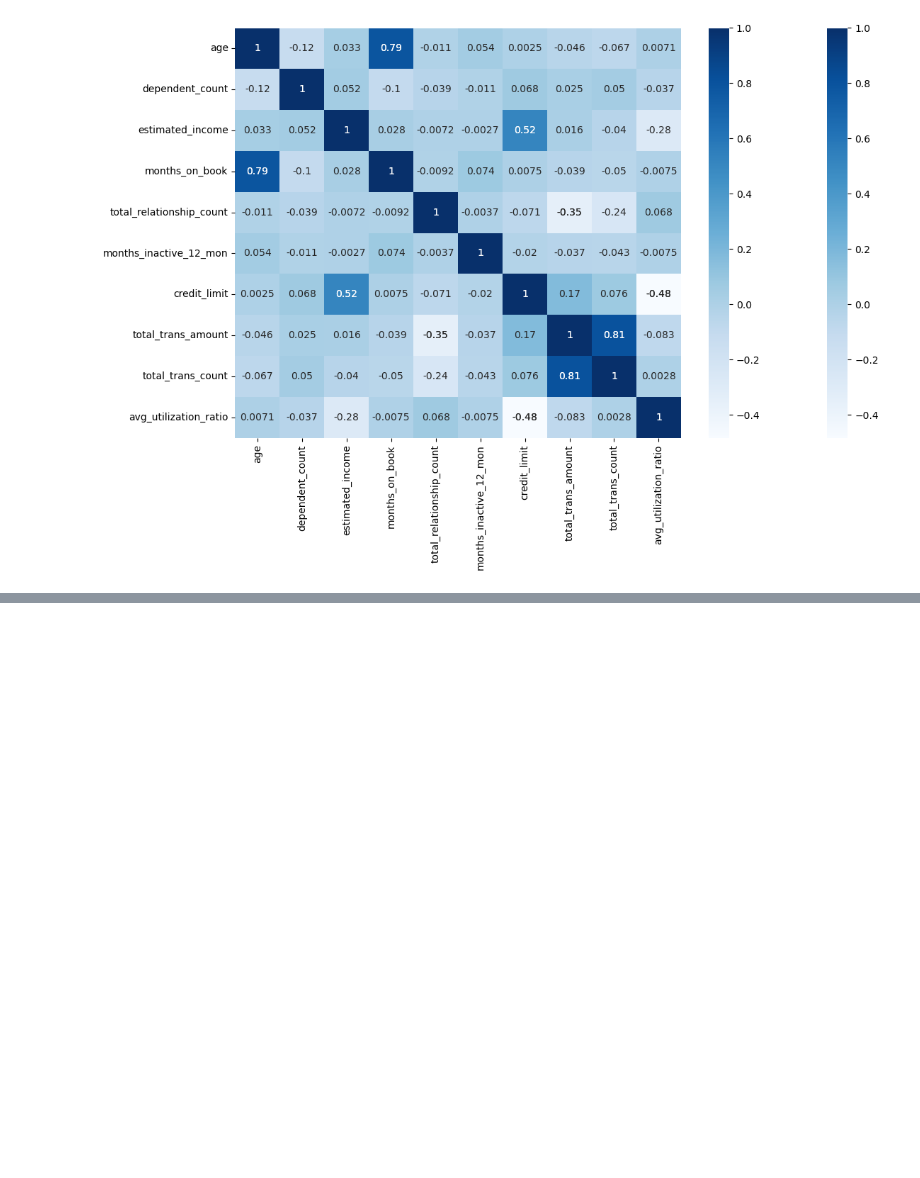
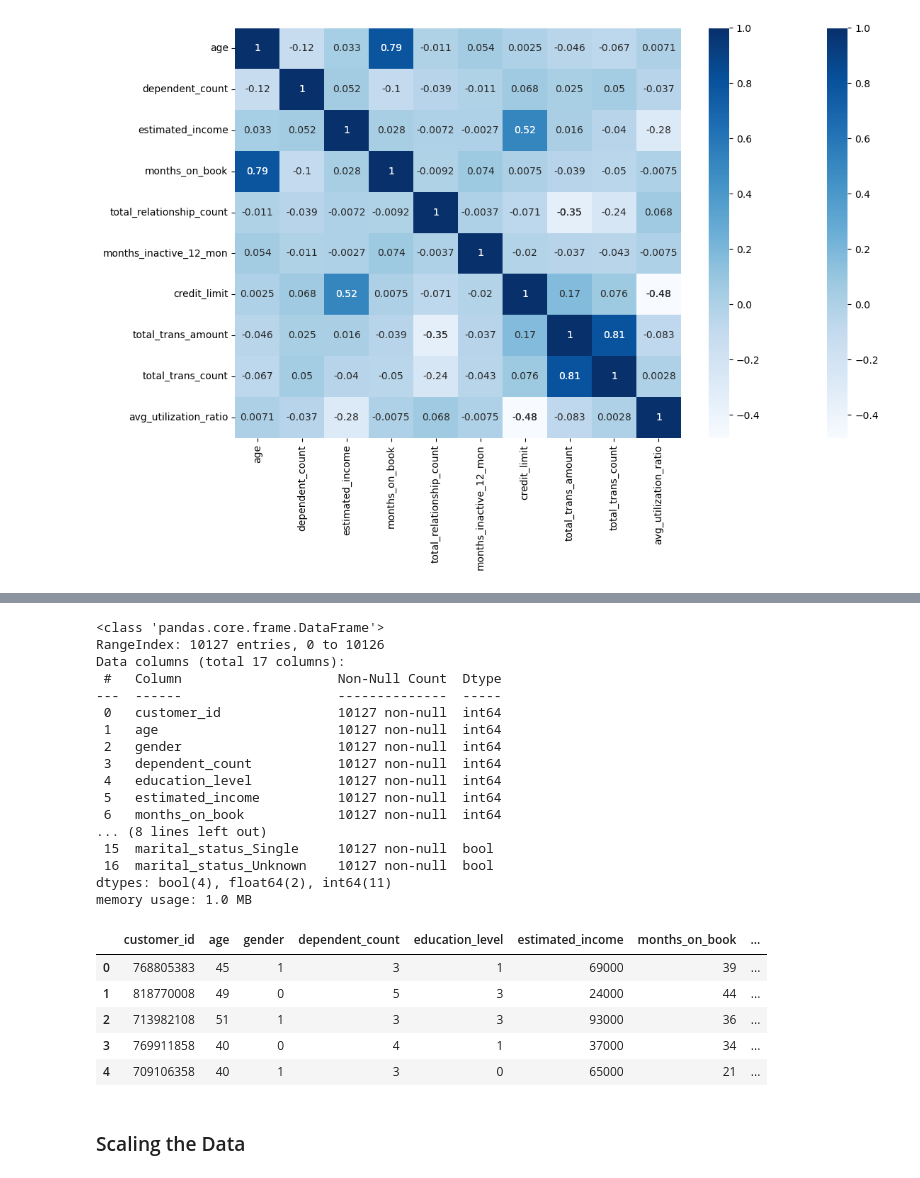
Before and after one commit to KaraniAbdellah/kmeans-credit-card-clustering, a Jupyter notebook: main.ipynb, the cells around one changed output, grey strips where cells are left out. Cells and saved outputs as stored; diff of their text form; code cells hidden in the pictures; blank space fills up the shorter version.

```diff
--- a/main.ipynb
+++ b/main.ipynb
@@ -83,0 +97,37 @@ customers_modif.head()
+# %%
+# Update Education Level Also --> Using One Hot EnCoding
+customers_modif["marital_status"].value_counts()
+dummies = pd.get_dummies(customers_modif[["marital_status"]])
+
+# Add dummies (new columns) to dataset
+customers_modif = pd.concat([customers_modif, dummies], axis=1) # axis=1 is means add it as column
+customers_modif.drop(['marital_status'], axis=1, inplace=True)
+
+customers_modif.info()
+customers_modif.head()
+# %% [output]
+<class 'pandas.core.frame.DataFrame'>
+RangeIndex: 10127 entries, 0 to 10126
+Data columns (total 17 columns):
+ #   Column                    Non-Null Count  Dtype
+---  ------                    --------------  -----
+ 0   customer_id               10127 non-null  int64
+ 1   age                       10127 non-null  int64
+ 2   gender                    10127 non-null  int64
+ 3   dependent_count           10127 non-null  int64
+ 4   education_level           10127 non-null  int64
+ 5   estimated_income          10127 non-null  int64
+ 6   months_on_book            10127 non-null  int64
+... (8 lines left out)
+ 15  marital_status_Single     10127 non-null  bool
+ 16  marital_status_Unknown    10127 non-null  bool
+dtypes: bool(4), float64(2), int64(11)
+memory usage: 1.0 MB
+|  | customer_id | age | gender | dependent_count | education_level | estimated_income | months_on_book | ... |
+| 0 | 768805383 | 45 | 1 | 3 | 1 | 69000 | 39 | ... |
+| 1 | 818770008 | 49 | 0 | 5 | 3 | 24000 | 44 | ... |
+| 2 | 713982108 | 51 | 1 | 3 | 3 | 93000 | 36 | ... |
+| 3 | 769911858 | 40 | 0 | 4 | 1 | 37000 | 34 | ... |
+| 4 | 709106358 | 40 | 1 | 3 | 0 | 65000 | 21 | ... |
+# %% [markdown]
+### Scaling the Data
```
Also changed, not shown: parts of 3 cells of this notebook.
